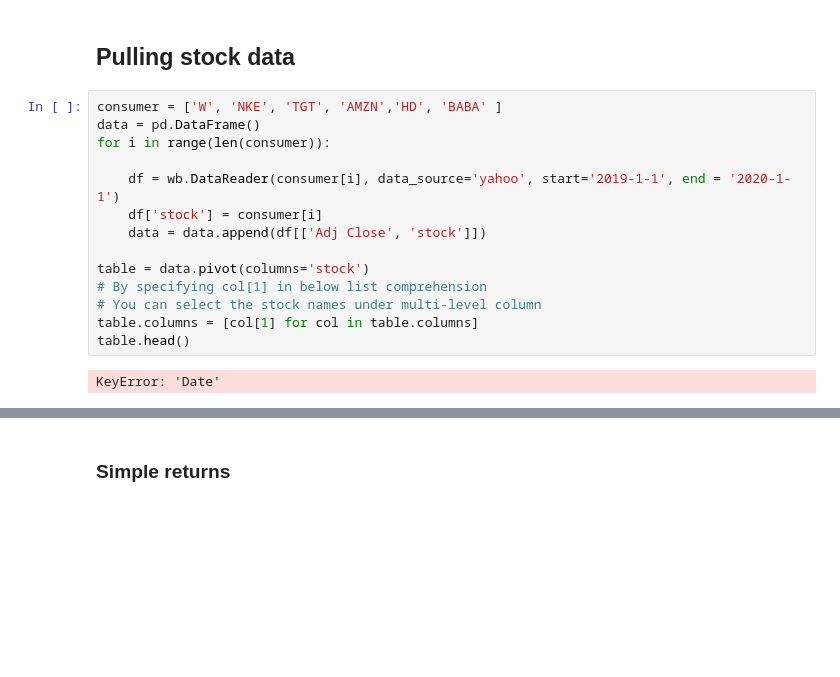
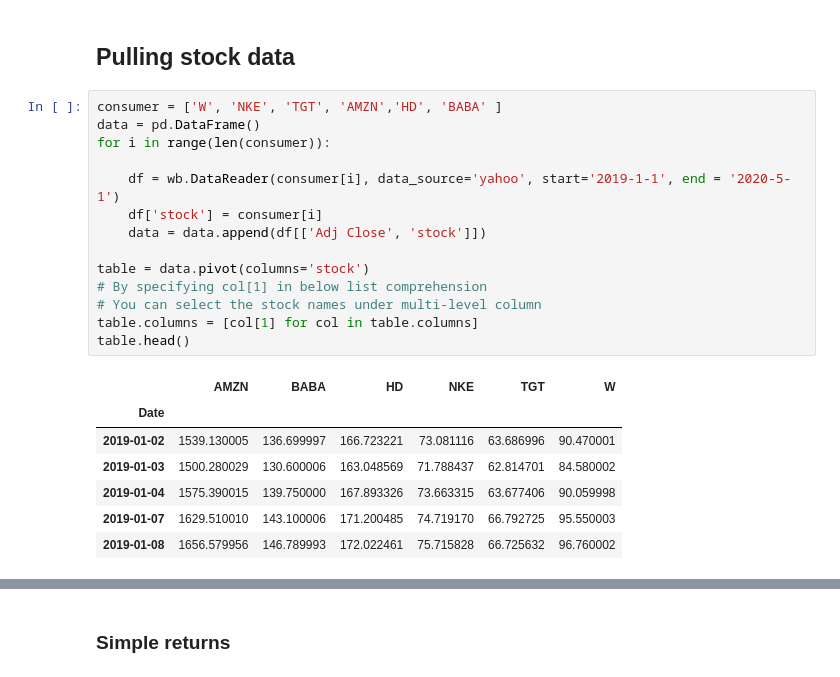
Before and after one commit to JayChava/Pandemic-stock-analysis, a Jupyter notebook: Notebooks/portfolio-consumer.ipynb, the cells around one changed output, grey strips where cells are left out. Cells and saved outputs as stored; diff of their text form; blank space fills up the shorter version.

```diff
--- a/Notebooks/portfolio-consumer.ipynb
+++ b/Notebooks/portfolio-consumer.ipynb
@@ -28,19 +28,25 @@ np.random.seed(777)
 # %%
 consumer = ['W', 'NKE', 'TGT', 'AMZN','HD', 'BABA' ]
 data = pd.DataFrame()
 for i in range(len(consumer)):
 
-    df = wb.DataReader(consumer[i], data_source='yahoo', start='2019-1-1', end = '2020-1-1')
+    df = wb.DataReader(consumer[i], data_source='yahoo', start='2019-1-1', end = '2020-5-1')
     df['stock'] = consumer[i]
     data = data.append(df[['Adj Close', 'stock']])
 
 table = data.pivot(columns='stock')
 # By specifying col[1] in below list comprehension
 # You can select the stock names under multi-level column
 table.columns = [col[1] for col in table.columns]
 table.head()
 # %% [output]
-KeyError: 'Date'
+|  | AMZN | BABA | HD | NKE | TGT | W |
+| Date |  |  |  |  |  |  |
+| 2019-01-02 | 1539.130005 | 136.699997 | 166.723221 | 73.081116 | 63.686996 | 90.470001 |
+| 2019-01-03 | 1500.280029 | 130.600006 | 163.048569 | 71.788437 | 62.814701 | 84.580002 |
+| 2019-01-04 | 1575.390015 | 139.750000 | 167.893326 | 73.663315 | 63.677406 | 90.059998 |
+| 2019-01-07 | 1629.510010 | 143.100006 | 171.200485 | 74.719170 | 66.792725 | 95.550003 |
+| 2019-01-08 | 1656.579956 | 146.789993 | 172.022461 | 75.715828 | 66.725632 | 96.760002 |
 # %%
 plt.figure(figsize=(20, 9))
 for c in table.columns.values:
```
Also changed, not shown: parts of 9 cells of this notebook, 16 other files.
